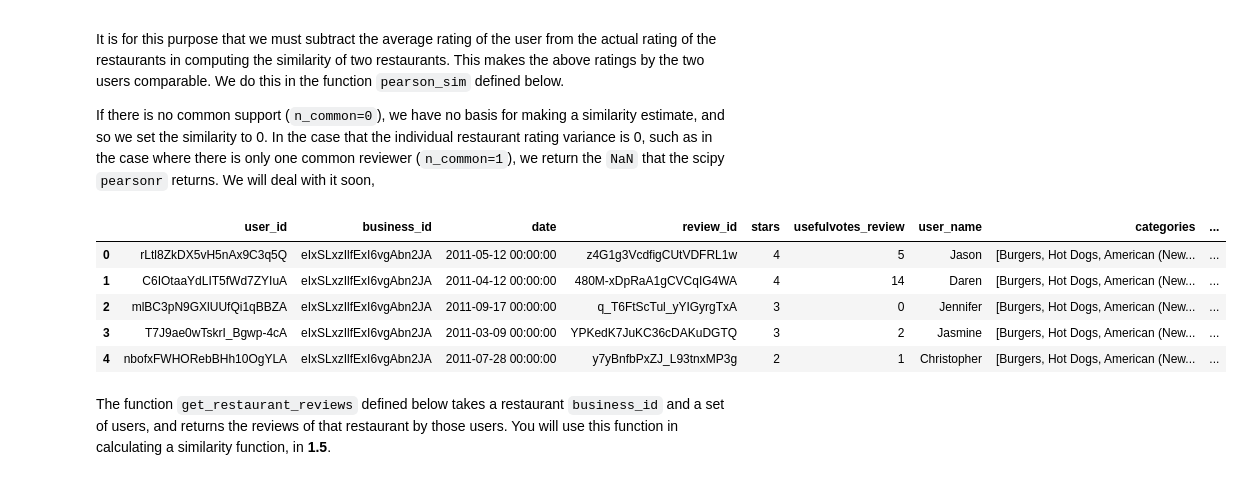
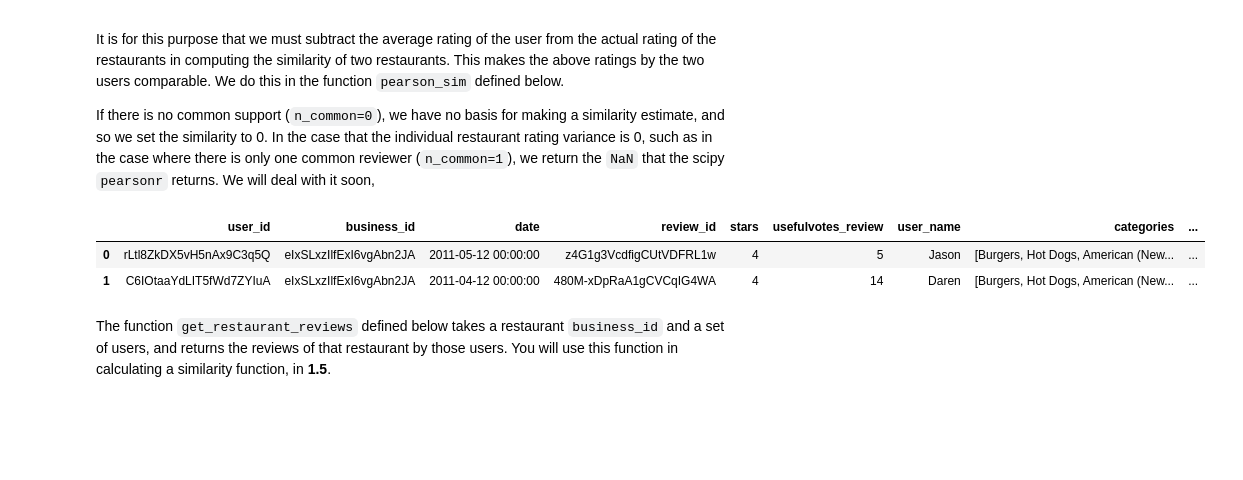
Before and after one commit to xiexingzhu/content, a Jupyter notebook: HW4.ipynb, the cells around one changed output. Drawn from its saved outputs; the diff is of its cells as text; code cells hidden in the pictures; blank space fills up the shorter version.

```diff
--- a/HW4.ipynb
+++ b/HW4.ipynb
@@ -249,4 +246,4 @@ tmp2 = [t[0] for t in zip (fulldf.groupby('user_id').review_id.count().keys(),fu
 mask = (fulldf.business_id.isin(tmp1)) & (fulldf.user_id.isin(tmp2))
 smalldf2 = fulldf[mask]
 smalldf2 = recompute_frame(smalldf2)
-smalldf2 == smalldf
+smalldf = smalldf2
@@ -353,14 +331,11 @@ It is for this purpose that we must subtract the average rating of the user from
 
 If there is no common support (`n_common=0`), we have no basis for making a similarity estimate, and so we set the similarity to 0. In the case that the individual restaurant rating variance is 0, such as in the case where there is only one common reviewer (`n_common=1`), we return the `NaN` that the scipy `pearsonr` returns. We will deal with it soon,
 # %%
-smalldf.head()
+smalldf.head(2)
 # %% [output]
 |  | user_id | business_id | date | review_id | stars | usefulvotes_review | user_name | categories | ... |
 | 0 | rLtl8ZkDX5vH5nAx9C3q5Q | eIxSLxzIlfExI6vgAbn2JA | 2011-05-12 00:00:00 | z4G1g3VcdfigCUtVDFRL1w | 4 | 5 | Jason | [Burgers, Hot Dogs, American (New... | ... |
 | 1 | C6IOtaaYdLIT5fWd7ZYIuA | eIxSLxzIlfExI6vgAbn2JA | 2011-04-12 00:00:00 | 480M-xDpRaA1gCVCqIG4WA | 4 | 14 | Daren | [Burgers, Hot Dogs, American (New... | ... |
-| 2 | mlBC3pN9GXlUUfQi1qBBZA | eIxSLxzIlfExI6vgAbn2JA | 2011-09-17 00:00:00 | q_T6FtScTul_yYIGyrgTxA | 3 | 0 | Jennifer | [Burgers, Hot Dogs, American (New... | ... |
-| 3 | T7J9ae0wTskrI_Bgwp-4cA | eIxSLxzIlfExI6vgAbn2JA | 2011-03-09 00:00:00 | YPKedK7JuKC36cDAKuDGTQ | 3 | 2 | Jasmine | [Burgers, Hot Dogs, American (New... | ... |
-| 4 | nbofxFWHORebBHh10OgYLA | eIxSLxzIlfExI6vgAbn2JA | 2011-07-28 00:00:00 | y7yBnfbPxZJ_L93tnxMP3g | 2 | 1 | Christopher | [Burgers, Hot Dogs, American (New... | ... |
 # %%
 from scipy.stats.stats import pearsonr
 def pearson_sim(rest1_reviews, rest2_reviews, n_common):
```
Also changed, not shown: parts of 20 cells of this notebook, 1 other file.
